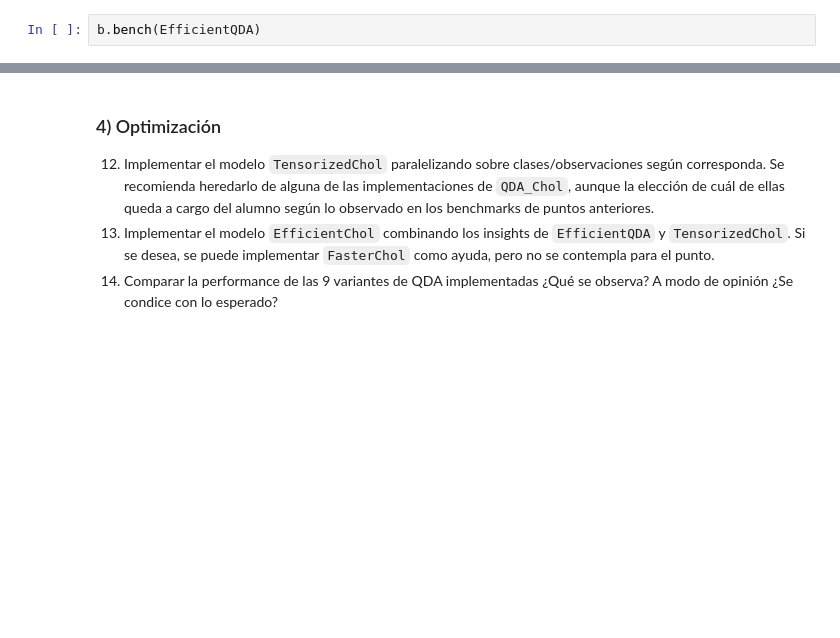
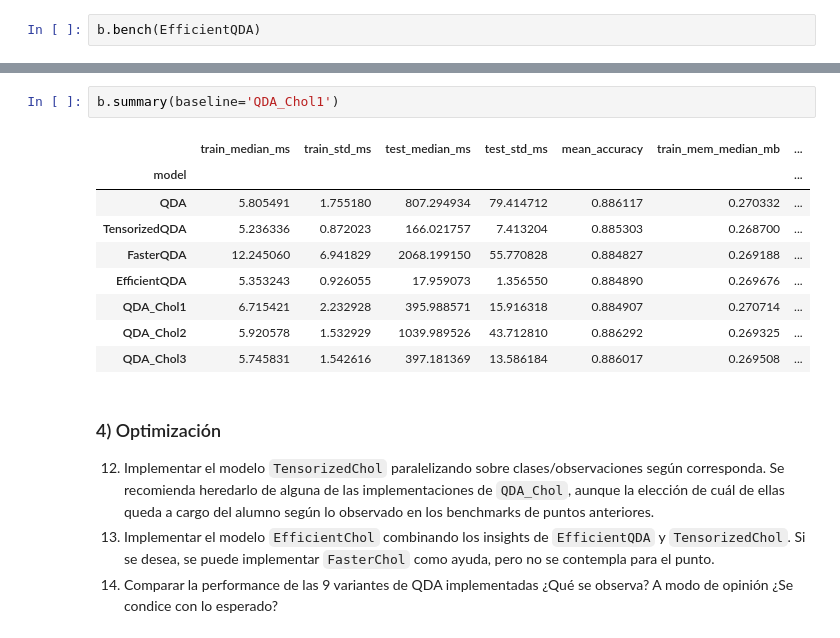
Before and after one commit to jteich99/amia, a Jupyter notebook: TP/AMIA_2025_TP1-TEICH.ipynb, the cells around one changed output, grey strips where cells are left out. Cells and saved outputs as stored; diff of their text form; blank space fills up the shorter version.

```diff
--- a/TP/AMIA_2025_TP1-TEICH.ipynb
+++ b/TP/AMIA_2025_TP1-TEICH.ipynb
@@ -831,3 +867,15 @@ KeyboardInterrupt:
+# %%
+b.summary(baseline='QDA_Chol1')
+# %% [output]
+|  | train_median_ms | train_std_ms | test_median_ms | test_std_ms | mean_accuracy | train_mem_median_mb | ... |
+| model |  |  |  |  |  |  | ... |
+| QDA | 5.805491 | 1.755180 | 807.294934 | 79.414712 | 0.886117 | 0.270332 | ... |
+| TensorizedQDA | 5.236336 | 0.872023 | 166.021757 | 7.413204 | 0.885303 | 0.268700 | ... |
+| FasterQDA | 12.245060 | 6.941829 | 2068.199150 | 55.770828 | 0.884827 | 0.269188 | ... |
+| EfficientQDA | 5.353243 | 0.926055 | 17.959073 | 1.356550 | 0.884890 | 0.269676 | ... |
+| QDA_Chol1 | 6.715421 | 2.232928 | 395.988571 | 15.916318 | 0.884907 | 0.270714 | ... |
+| QDA_Chol2 | 5.920578 | 1.532929 | 1039.989526 | 43.712810 | 0.886292 | 0.269325 | ... |
+| QDA_Chol3 | 5.745831 | 1.542616 | 397.181369 | 13.586184 | 0.886017 | 0.269508 | ... |
 # %% [markdown]
 ### 4) Optimización
 
```
Also changed, not shown: parts of 16 cells of this notebook.
